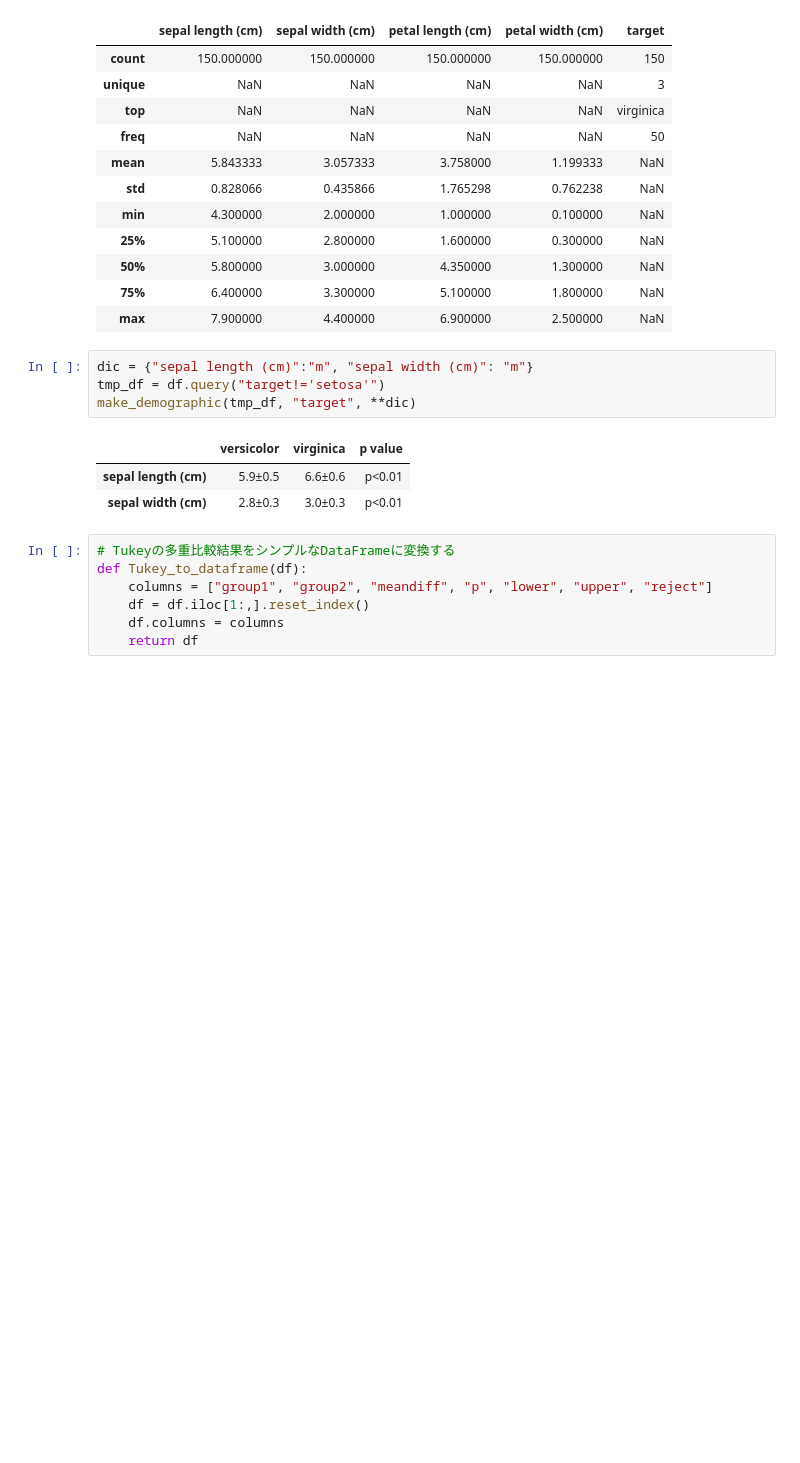
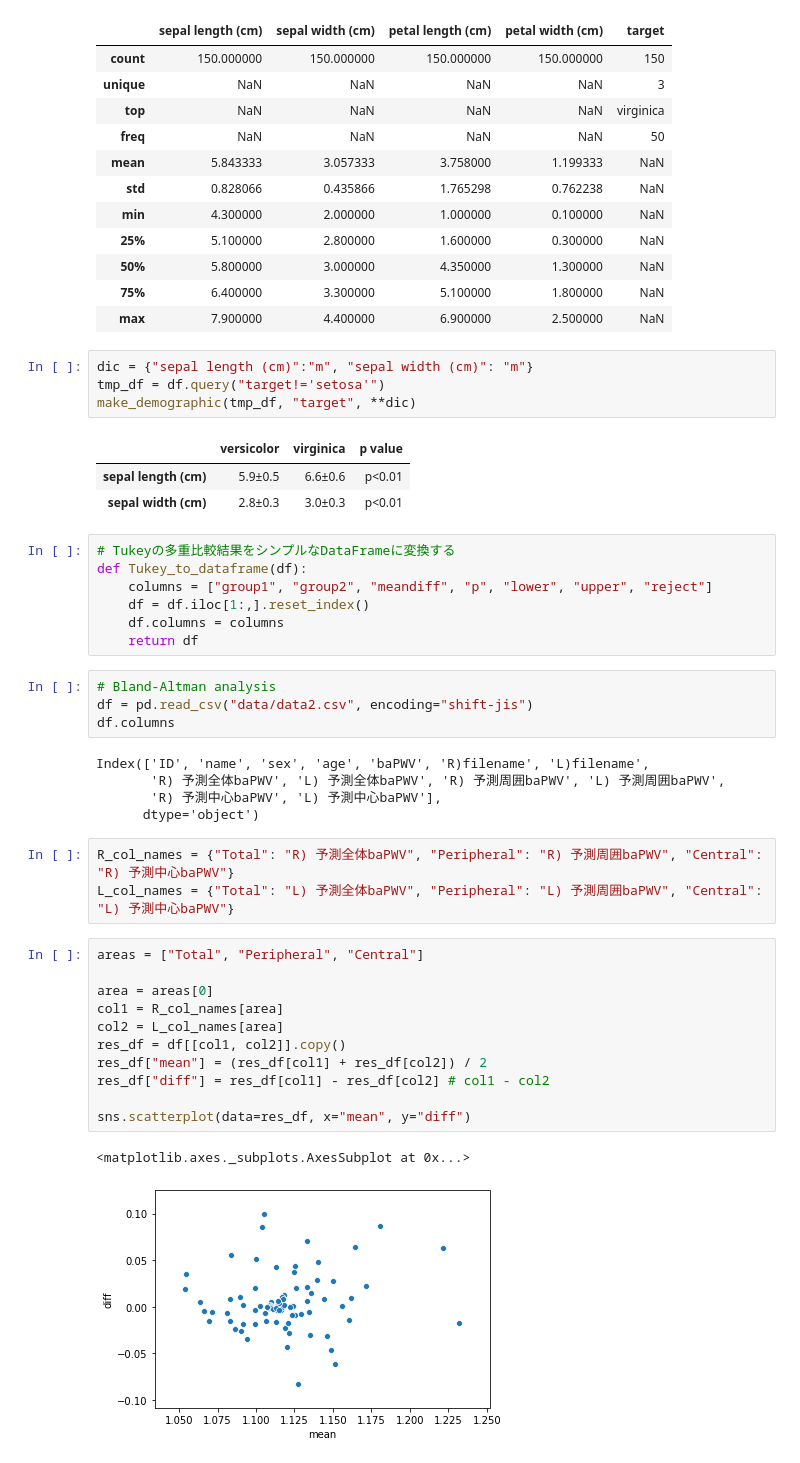
Before and after one commit to Mao-beta/statistics, a Jupyter notebook: utils.ipynb, the cells around one changed output. Saved outputs shown, nothing was run; the diff lists cells and outputs as text; blank space fills up the shorter version.

Commit message:
Bland-Altman分析用の関数を追加

```diff
--- a/utils.ipynb
+++ b/utils.ipynb
@@ -82,3 +83,29 @@ def Tukey_to_dataframe(df):
     df = df.iloc[1:,].reset_index()
     df.columns = columns
     return df
+# %%
+# Bland-Altman analysis
+df = pd.read_csv("data/data2.csv", encoding="shift-jis")
+df.columns
+# %% [output]
+Index(['ID', 'name', 'sex', 'age', 'baPWV', 'R)filename', 'L)filename',
+       'R) 予測全体baPWV', 'L) 予測全体baPWV', 'R) 予測周囲baPWV', 'L) 予測周囲baPWV',
+       'R) 予測中心baPWV', 'L) 予測中心baPWV'],
+      dtype='object')
+# %%
+R_col_names = {"Total": "R) 予測全体baPWV", "Peripheral": "R) 予測周囲baPWV", "Central": "R) 予測中心baPWV"}
+L_col_names = {"Total": "L) 予測全体baPWV", "Peripheral": "L) 予測周囲baPWV", "Central": "L) 予測中心baPWV"}
+# %%
+areas = ["Total", "Peripheral", "Central"]
+
+area = areas[0]
+col1 = R_col_names[area]
+col2 = L_col_names[area]
+res_df = df[[col1, col2]].copy()
+res_df["mean"] = (res_df[col1] + res_df[col2]) / 2
+res_df["diff"] = res_df[col1] - res_df[col2] # col1 - col2
+
+sns.scatterplot(data=res_df, x="mean", y="diff")
+# %% [output]
+<matplotlib.axes._subplots.AxesSubplot at 0x...>
+[figure, added]
```
Also changed, not shown: parts of 6 cells of this notebook.
